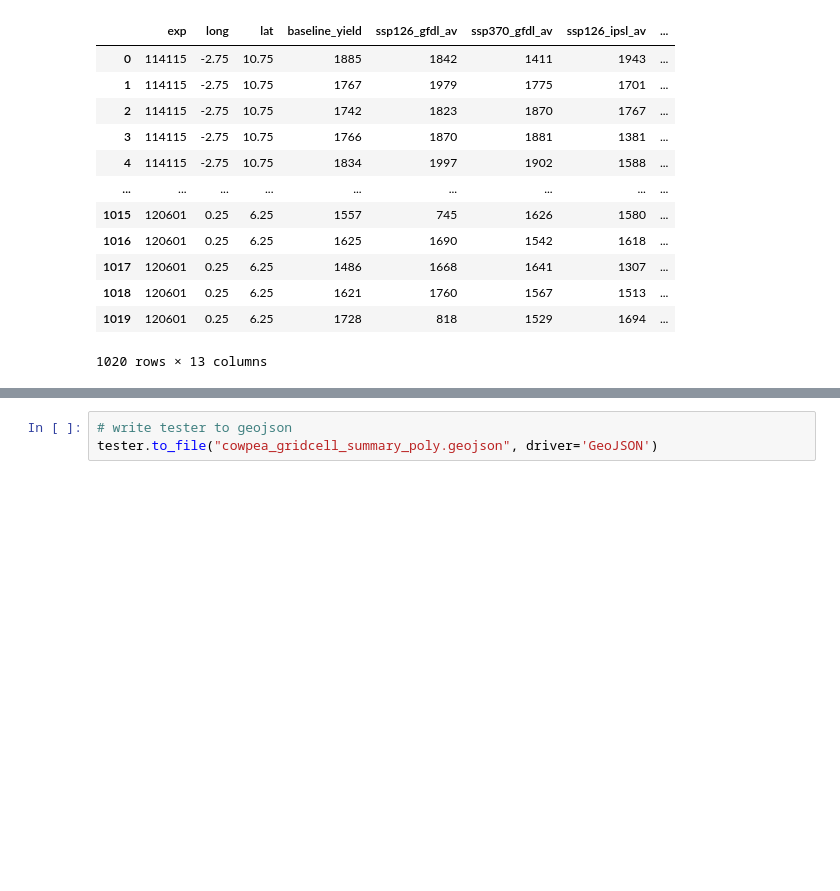
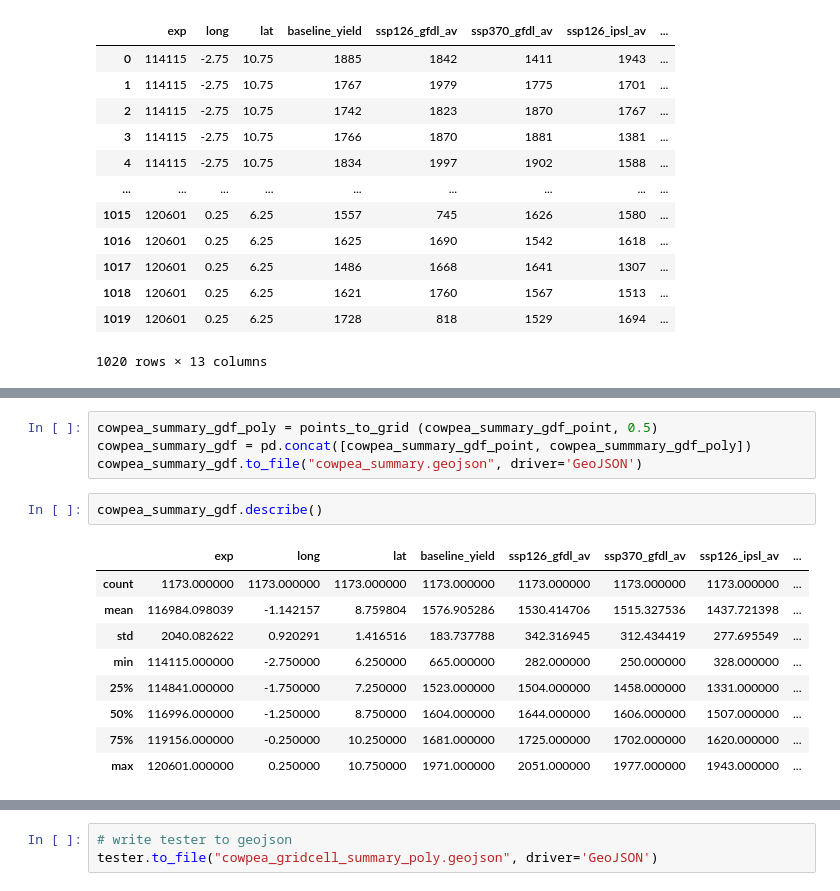
Before and after one commit to earthrise-media/vacs-map, a Jupyter notebook: data-exploration.ipynb, the cells around one changed output, grey strips where cells are left out. Cells and saved outputs as stored; diff of their text form; blank space fills up the shorter version.

```diff
--- a/data-exploration.ipynb
+++ b/data-exploration.ipynb
@@ -47,0 +95,16 @@ tester = cowpea_mean_gdf.copy()
+# %%
+cowpea_summary_gdf_poly = points_to_grid (cowpea_summary_gdf_point, 0.5)
+cowpea_summary_gdf = pd.concat([cowpea_summary_gdf_point, cowpea_summmary_gdf_poly])
+cowpea_summary_gdf.to_file("cowpea_summary.geojson", driver='GeoJSON')
+# %%
+cowpea_summary_gdf.describe()
+# %% [output]
+|  | exp | long | lat | baseline_yield | ssp126_gfdl_av | ssp370_gfdl_av | ssp126_ipsl_av | ... |
+| count | 1173.000000 | 1173.000000 | 1173.000000 | 1173.000000 | 1173.000000 | 1173.000000 | 1173.000000 | ... |
+| mean | 116984.098039 | -1.142157 | 8.759804 | 1576.905286 | 1530.414706 | 1515.327536 | 1437.721398 | ... |
+| std | 2040.082622 | 0.920291 | 1.416516 | 183.737788 | 342.316945 | 312.434419 | 277.695549 | ... |
+| min | 114115.000000 | -2.750000 | 6.250000 | 665.000000 | 282.000000 | 250.000000 | 328.000000 | ... |
+| 25% | 114841.000000 | -1.750000 | 7.250000 | 1523.000000 | 1504.000000 | 1458.000000 | 1331.000000 | ... |
+| 50% | 116996.000000 | -1.250000 | 8.750000 | 1604.000000 | 1644.000000 | 1606.000000 | 1507.000000 | ... |
+| 75% | 119156.000000 | -0.250000 | 10.250000 | 1681.000000 | 1725.000000 | 1702.000000 | 1620.000000 | ... |
+| max | 120601.000000 | 0.250000 | 10.750000 | 1971.000000 | 2051.000000 | 1977.000000 | 1943.000000 | ... |
```
Also changed, not shown: parts of 10 cells of this notebook, 10 other files.
